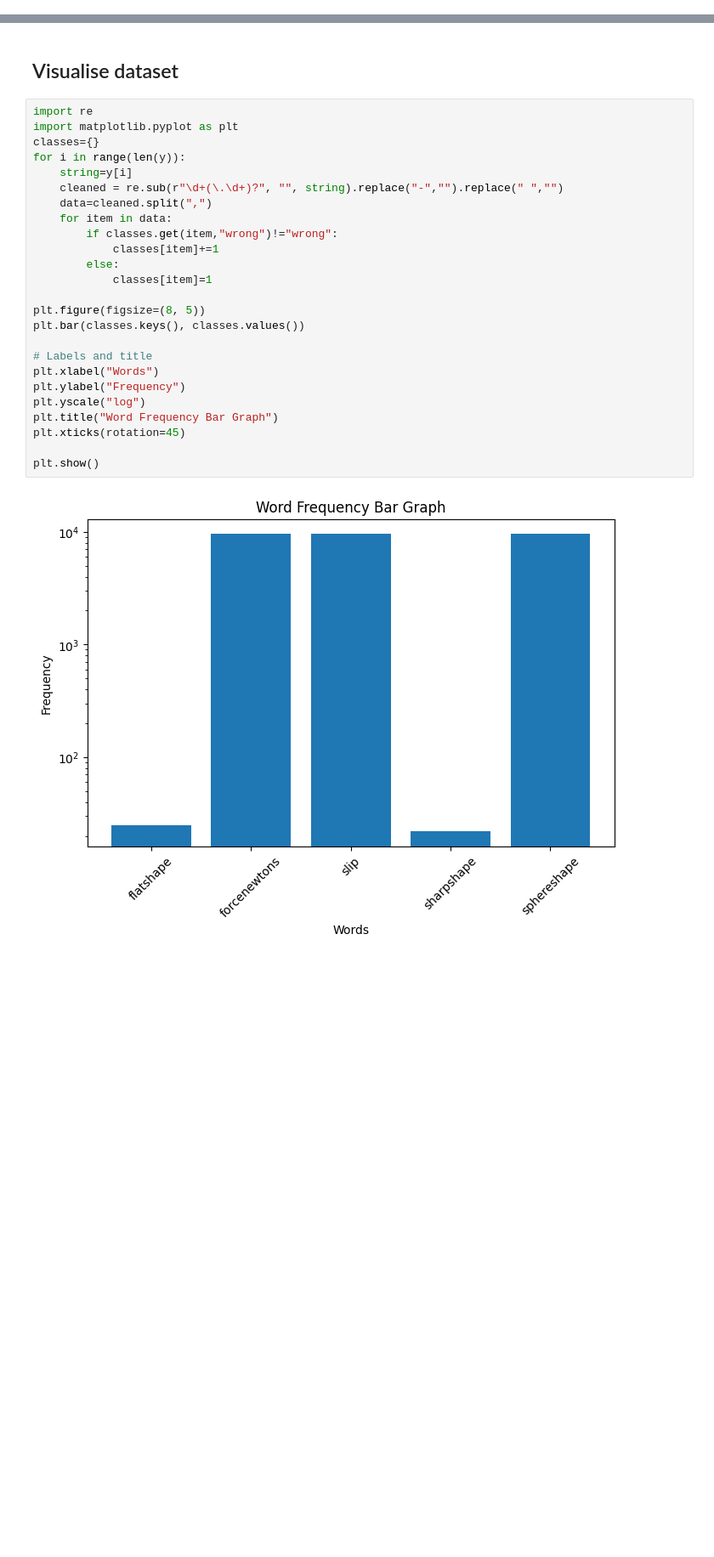
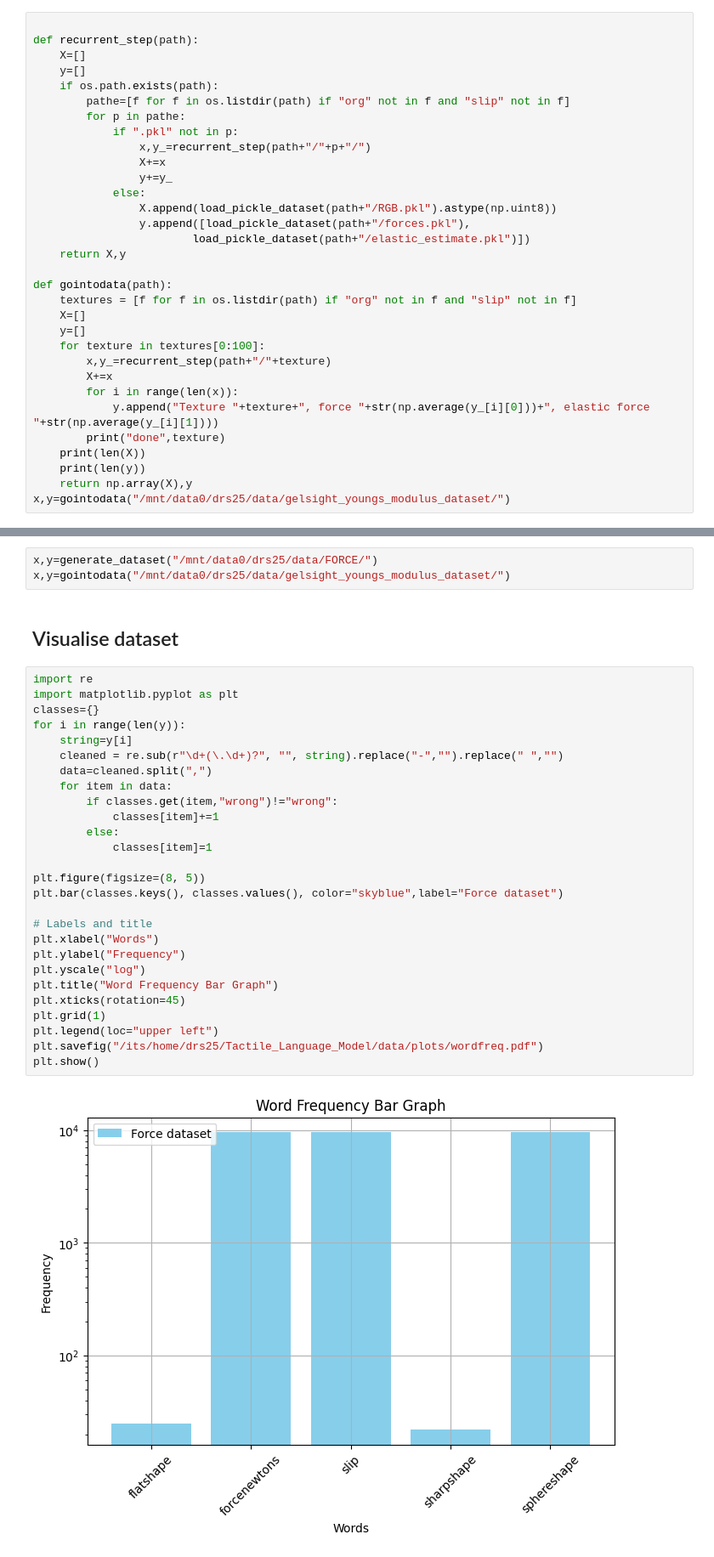
Before and after one commit to shepai/Tactile_Language_Model, a Jupyter notebook: code/gelsight.ipynb, the cells around one changed output, grey strips where cells are left out. Shown: that part at 85% size. Cells and saved outputs as stored; diff of their text form; blank space fills up the shorter version.

```diff
--- a/code/gelsight.ipynb
+++ b/code/gelsight.ipynb
@@ -205,3 +211,35 @@ x,y=generate_dataset("/mnt/data0/drs25/data/FORCE/")
 /mnt/data0/drs25/data/FORCE//sphere/batch_5 passed
 89 89
 /mnt/data0/drs25/data/FORCE//sphere/batch_6 passed
+# %%
+
+def recurrent_step(path):
+    X=[]
+    y=[]
+    if os.path.exists(path):
+        pathe=[f for f in os.listdir(path) if "org" not in f and "slip" not in f]
+        for p in pathe:
+            if ".pkl" not in p:
+                x,y_=recurrent_step(path+"/"+p+"/")
+                X+=x
+                y+=y_
+            else:
+                X.append(load_pickle_dataset(path+"/RGB.pkl").astype(np.uint8))
+                y.append([load_pickle_dataset(path+"/forces.pkl"),
+                        load_pickle_dataset(path+"/elastic_estimate.pkl")])
+    return X,y
+
+def gointodata(path):
+    textures = [f for f in os.listdir(path) if "org" not in f and "slip" not in f]
+    X=[]
+    y=[]
+    for texture in textures[0:100]:
+        x,y_=recurrent_step(path+"/"+texture)
+        X+=x
+        for i in range(len(x)):
+            y.append("Texture "+texture+", force "+str(np.average(y_[i][0]))+", elastic force "+str(np.average(y_[i][1])))
+        print("done",texture)
+    print(len(X))
+    print(len(y))
+    return np.array(X),y
+x,y=gointodata("/mnt/data0/drs25/data/gelsight_youngs_modulus_dataset/")
@@ -214,29 +270,34 @@ print(len(y),y[0])
+# %%
+x,y=generate_dataset("/mnt/data0/drs25/data/FORCE/")
+x,y=gointodata("/mnt/data0/drs25/data/gelsight_youngs_modulus_dataset/")
 # %% [markdown]
 ## Visualise dataset
 # %%
 import re
 import matplotlib.pyplot as plt
 classes={}
 for i in range(len(y)):
     string=y[i]
     cleaned = re.sub(r"\d+(\.\d+)?", "", string).replace("-","").replace(" ","")
     data=cleaned.split(",")
     for item in data:
         if classes.get(item,"wrong")!="wrong":
             classes[item]+=1
         else:
             classes[item]=1
 
 plt.figure(figsize=(8, 5))
-plt.bar(classes.keys(), classes.values())
+plt.bar(classes.keys(), classes.values(), color="skyblue",label="Force dataset")
 
 # Labels and title
 plt.xlabel("Words")
 plt.ylabel("Frequency")
 plt.yscale("log")
 plt.title("Word Frequency Bar Graph")
 plt.xticks(rotation=45)
-
+plt.grid(1)
+plt.legend(loc="upper left")
+plt.savefig("/its/home/drs25/Tactile_Language_Model/data/plots/wordfreq.pdf")
 plt.show()
 # %% [output]
-[figure, old version]
+[figure, new version]
```
Also changed, not shown: parts of 5 cells of this notebook.
